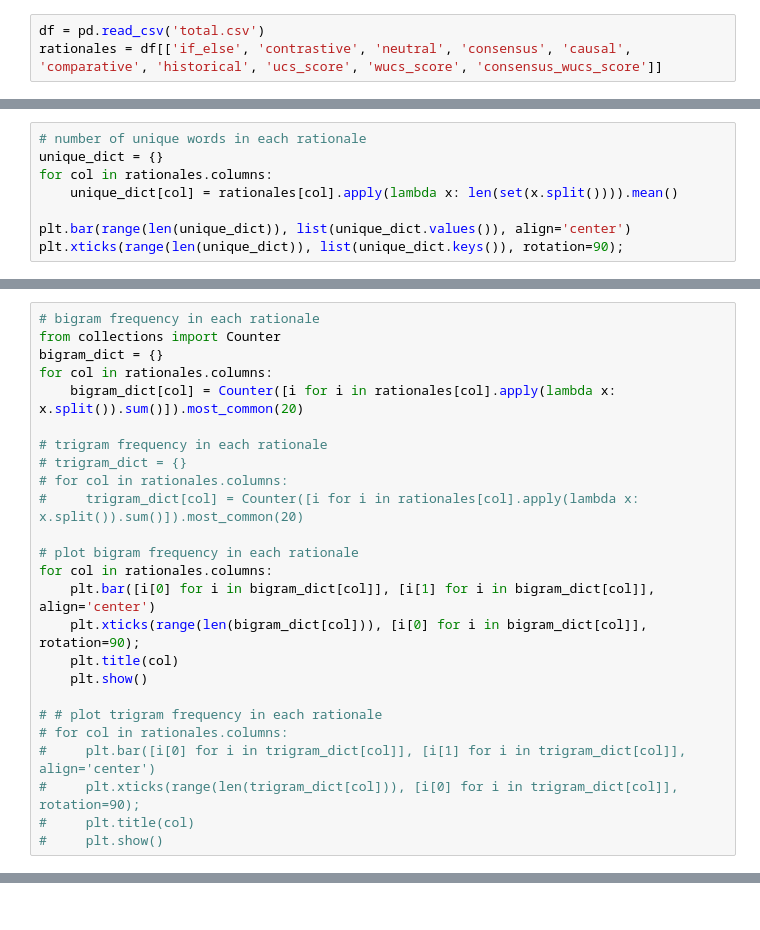
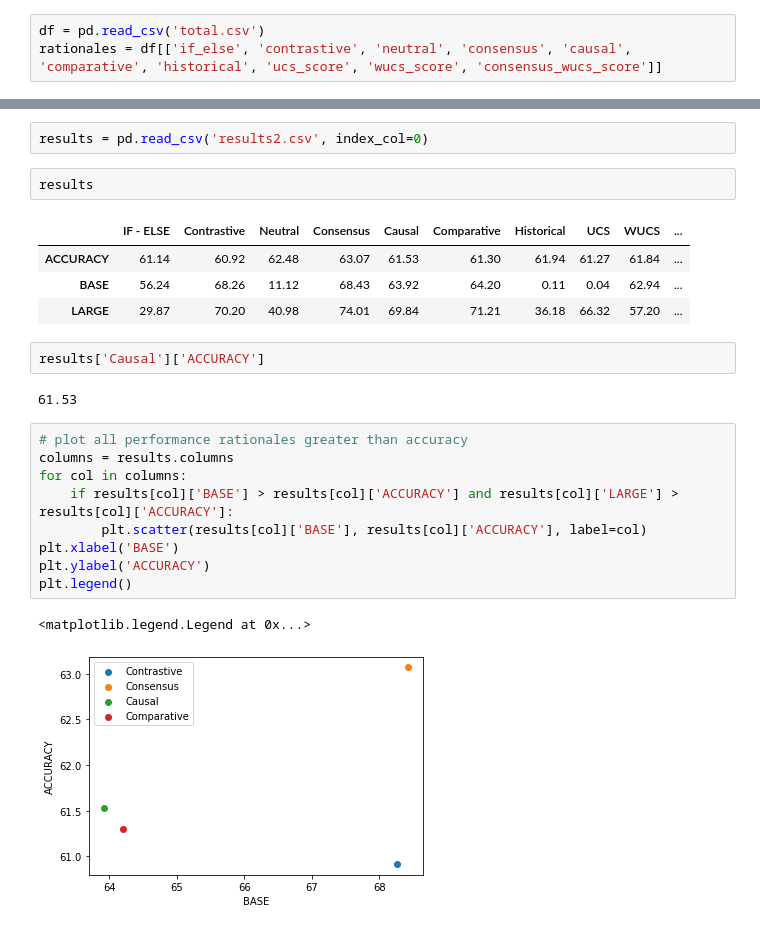
Before and after one commit to huypham1103/distilling-step-by-step, a Jupyter notebook: [API] dataset/research.ipynb, the cells around one changed output, grey strips where cells are left out. Drawn from its saved outputs; the diff is of its cells as text.

```diff
--- a/[API] dataset/research.ipynb
+++ b/[API] dataset/research.ipynb
@@ -72,8 +7,0 @@ plt.xticks(range(len(sentence_dict)), list(sentence_dict.keys()), rotation=90);
-# %%
-# number of unique words in each rationale
-unique_dict = {}
-for col in rationales.columns:
-    unique_dict[col] = rationales[col].apply(lambda x: len(set(x.split()))).mean()
-
-plt.bar(range(len(unique_dict)), list(unique_dict.values()), align='center')
-plt.xticks(range(len(unique_dict)), list(unique_dict.keys()), rotation=90);
@@ -82,25 +7,0 @@ plt.xticks(range(len(unique_dict)), list(unique_dict.keys()), rotation=90);
-# %%
-# bigram frequency in each rationale
-from collections import Counter
-bigram_dict = {}
-for col in rationales.columns:
-    bigram_dict[col] = Counter([i for i in rationales[col].apply(lambda x: x.split()).sum()]).most_common(20)
-
-# trigram frequency in each rationale
-# trigram_dict = {}
-# for col in rationales.columns:
-#     trigram_dict[col] = Counter([i for i in rationales[col].apply(lambda x: x.split()).sum()]).most_common(20)
-
-# plot bigram frequency in each rationale
-for col in rationales.columns:
-    plt.bar([i[0] for i in bigram_dict[col]], [i[1] for i in bigram_dict[col]], align='center')
-    plt.xticks(range(len(bigram_dict[col])), [i[0] for i in bigram_dict[col]], rotation=90);
-    plt.title(col)
-    plt.show()
-
-# # plot trigram frequency in each rationale
-# for col in rationales.columns:
-#     plt.bar([i[0] for i in trigram_dict[col]], [i[1] for i in trigram_dict[col]], align='center')
-#     plt.xticks(range(len(trigram_dict[col])), [i[0] for i in trigram_dict[col]], rotation=90);
-#     plt.title(col)
-#     plt.show()
@@ -117,0 +8,25 @@ for col in rationales.columns:
+# %%
+results = pd.read_csv('results2.csv', index_col=0)
+# %%
+results
+# %% [output]
+|  | IF - ELSE | Contrastive | Neutral | Consensus | Causal | Comparative | Historical | UCS | WUCS | ... |
+| ACCURACY | 61.14 | 60.92 | 62.48 | 63.07 | 61.53 | 61.30 | 61.94 | 61.27 | 61.84 | ... |
+| BASE | 56.24 | 68.26 | 11.12 | 68.43 | 63.92 | 64.20 | 0.11 | 0.04 | 62.94 | ... |
+| LARGE | 29.87 | 70.20 | 40.98 | 74.01 | 69.84 | 71.21 | 36.18 | 66.32 | 57.20 | ... |
+# %%
+results['Causal']['ACCURACY']
+# %% [output]
+61.53
+# %%
+# plot all performance rationales greater than accuracy
+columns = results.columns
+for col in columns:
+    if results[col]['BASE'] > results[col]['ACCURACY'] and results[col]['LARGE'] > results[col]['ACCURACY']:
+        plt.scatter(results[col]['BASE'], results[col]['ACCURACY'], label=col)
+plt.xlabel('BASE')
+plt.ylabel('ACCURACY')
+plt.legend()
+# %% [output]
+<matplotlib.legend.Legend at 0x...>
+[figure, added]
```
Also changed, not shown: parts of 34 cells of this notebook, 1 other file.
